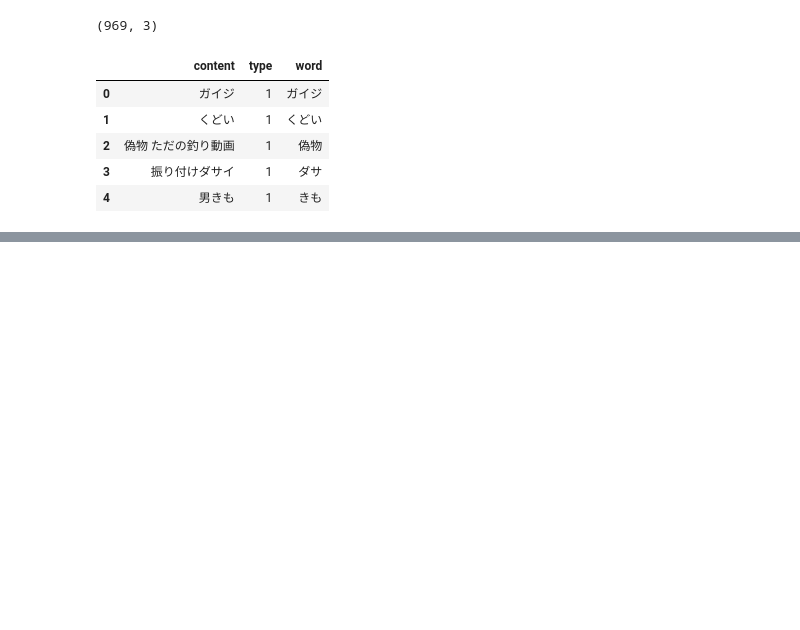
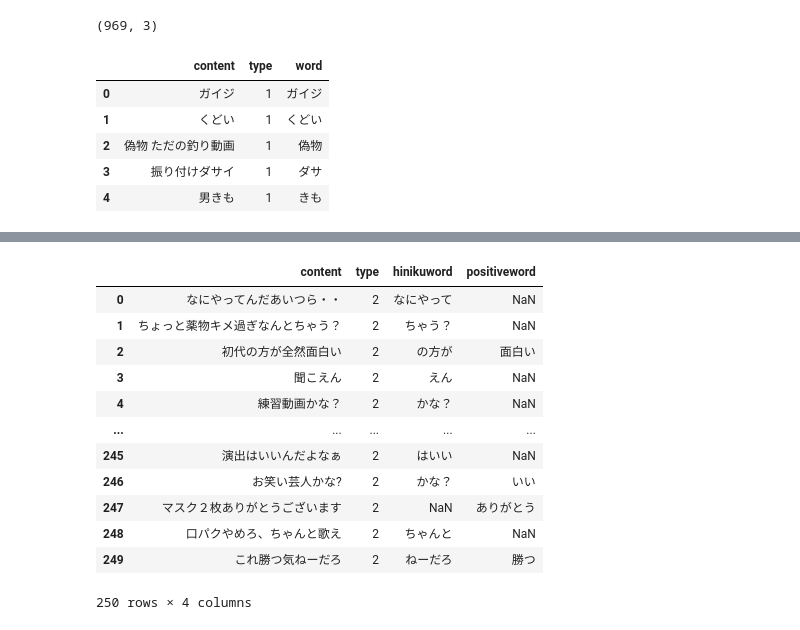
Before and after one commit to N-Eiki/proen, a Jupyter notebook: data/Untitled.ipynb, the cells around one changed output, grey strips where cells are left out. Cells and saved outputs as stored; diff of their text form; code cells hidden in the pictures; blank space fills up the shorter version.

Commit message:
get hiniku label

```diff
--- a/data/Untitled.ipynb
+++ b/data/Untitled.ipynb
@@ -279,0 +322,16 @@ hiniku.to_csv("clean/hiniku.csv")
+# %%
+pd.read_csv('./hiniku/hiniku_with_word.csv')
+# %% [output]
+|  | content | type | hinikuword | positiveword |
+| 0 | なにやってんだあいつら・・ | 2 | なにやって | NaN |
+| 1 | ちょっと薬物キメ過ぎなんとちゃう？ | 2 | ちゃう？ | NaN |
+| 2 | 初代の方が全然面白い | 2 | の方が | 面白い |
+| 3 | 聞こえん | 2 | えん | NaN |
+| 4 | 練習動画かな？ | 2 | かな？ | NaN |
+| ... | ... | ... | ... | ... |
+| 245 | 演出はいいんだよなぁ | 2 | はいい | NaN |
+| 246 | お笑い芸人かな? | 2 | かな？ | いい |
+| 247 | マスク２枚ありがとうございます | 2 | NaN | ありがとう |
+| 248 | 口パクやめろ、ちゃんと歌え | 2 | ちゃんと | NaN |
+| 249 | これ勝つ気ねーだろ | 2 | ねーだろ | 勝つ |
+250 rows × 4 columns
```
Also changed, not shown: parts of 8 cells of this notebook.
